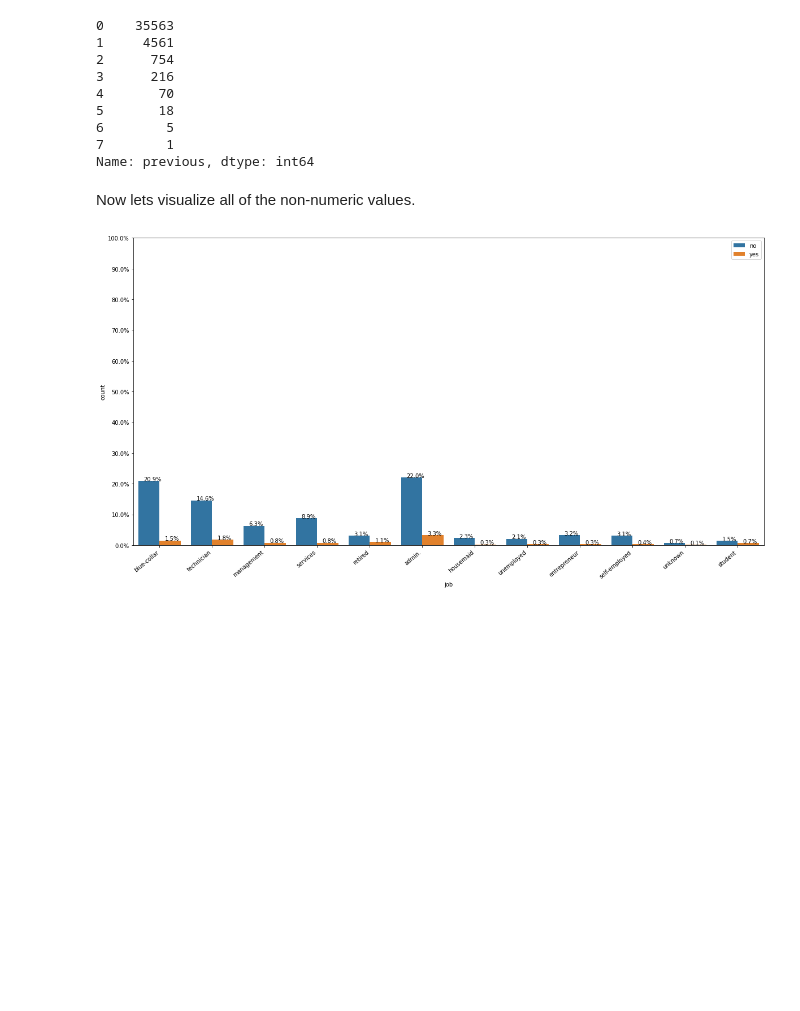
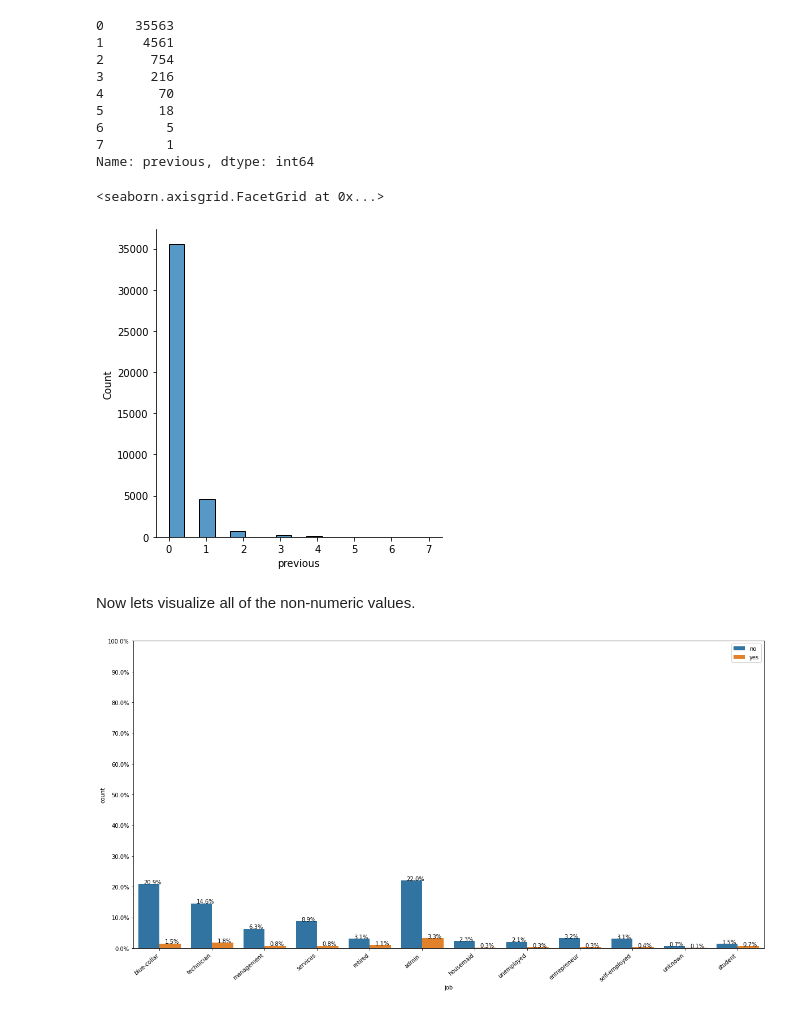
Before and after one commit to nickninov/Data-Exploration, a Jupyter notebook: Bank Marketing.ipynb, the cells around one changed output. Saved outputs shown, nothing was run; the diff lists cells and outputs as text; code cells hidden in the pictures; blank space fills up the shorter version.

```diff
--- a/Bank Marketing.ipynb
+++ b/Bank Marketing.ipynb
@@ -231,6 +236,11 @@ boxplot_data['previous'].value_counts()
 6        5
 7        1
 Name: previous, dtype: int64
+# %%
+sns.displot(boxplot_data['previous'])
+# %% [output]
+<seaborn.axisgrid.FacetGrid at 0x...>
+[figure, added]
 # %% [markdown]
 Now lets visualize all of the non-numeric values.
 # %%
```
Also changed, not shown: parts of 1 cell of this notebook.
